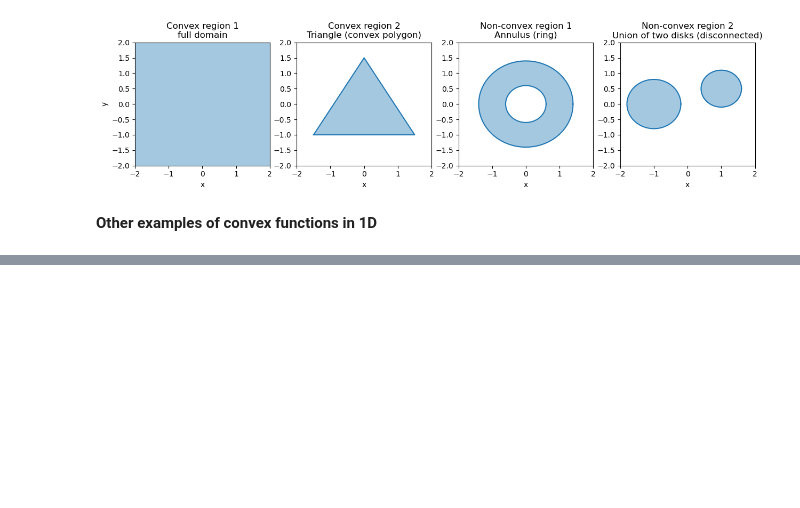
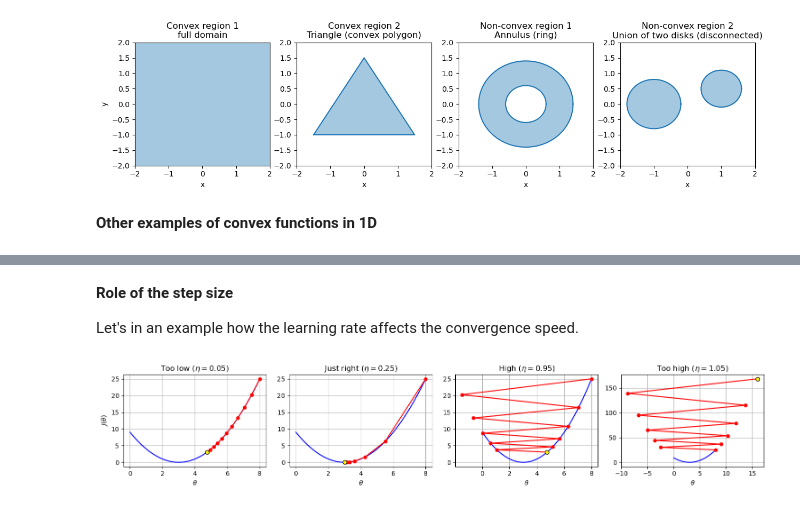
Before and after one commit to felipe-tobar/Maths-for-ML, a Jupyter notebook: tutorials/optimisation.ipynb, the cells around one changed output, grey strips where cells are left out. Cells and saved outputs as stored; diff of their text form; code cells hidden in the pictures; blank space fills up the shorter version.

Commit message:
add parabola learning rate examples

```diff
--- a/tutorials/optimisation.ipynb
+++ b/tutorials/optimisation.ipynb
@@ -510,0 +511,45 @@ plt.savefig("../img/optimisation_convex_1d_examples.pdf");
+# %% [markdown]
+**Role of the step size**
+
+Let's in an example how the learning rate affects the convergence speed.
+# %%
+# Define the function and its gradient
+def J(theta):
+    return (theta - 3)**2
+
+def dJ(theta):
+    return 2 * (theta - 3)
+
+# Learning rates
+etas = [0.05, 0.25, 0.95, 1.05]  # too low, just right, too high
+labels = [r"Too low ($\eta = 0.05$)", r"Just right ($\eta=0.25$)", r"High ($\eta=0.95$)", r"Too high ($\eta=1.05$)"]
+
+# Gradient descent
+theta0 = 8.0
+steps = 10
+
+plt.figure(figsize=(15,3))
+theta_vals = np.linspace(0, 8, 200)
+J_vals = J(theta_vals)
+
+for i, eta in enumerate(etas):
+    thetas = [theta0]
+    for _ in range(steps):
+        theta_new = thetas[-1] - eta * dJ(thetas[-1])
+        thetas.append(theta_new)
+
+    plt.subplot(1, len(etas), i+1)
+    plt.plot(theta_vals, J_vals, 'b-', linewidth=1.5)
+    plt.plot(thetas, J(np.array(thetas)), 'r.-', markersize=10)
+    plt.scatter(thetas[-1], J(thetas[-1]), color='yellow', edgecolor='black', zorder=5)
+    plt.title(labels[i])
+    plt.xlabel(r"$\theta$")
+    if i == 0:
+        plt.ylabel(r"$J(\theta)$")
+    plt.grid(True)
+    # plt.ylim([-1,40])
+
+plt.tight_layout()
+plt.savefig("../img/optimisation_parabola_lr.pdf");
+# %% [output]
+[figure, added]
```
Also changed, not shown: parts of 3 cells of this notebook, 4 other files.
